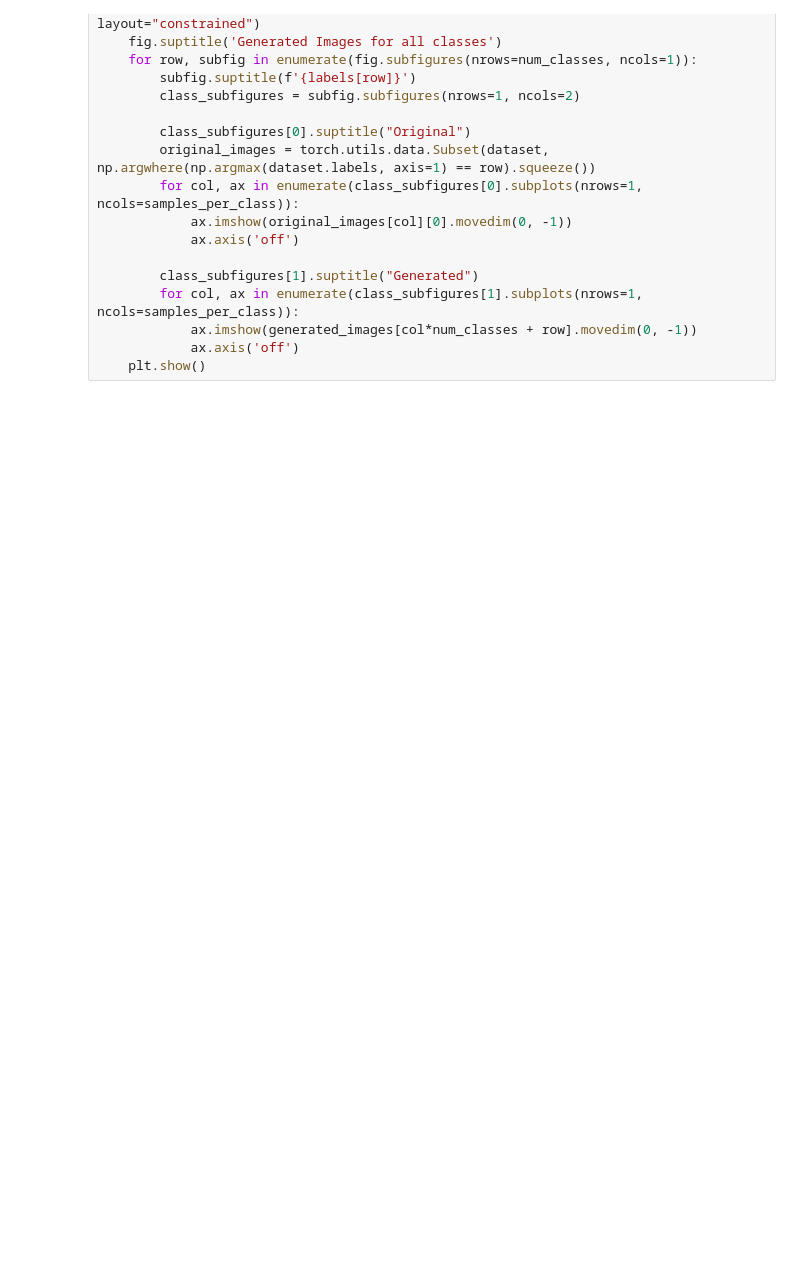
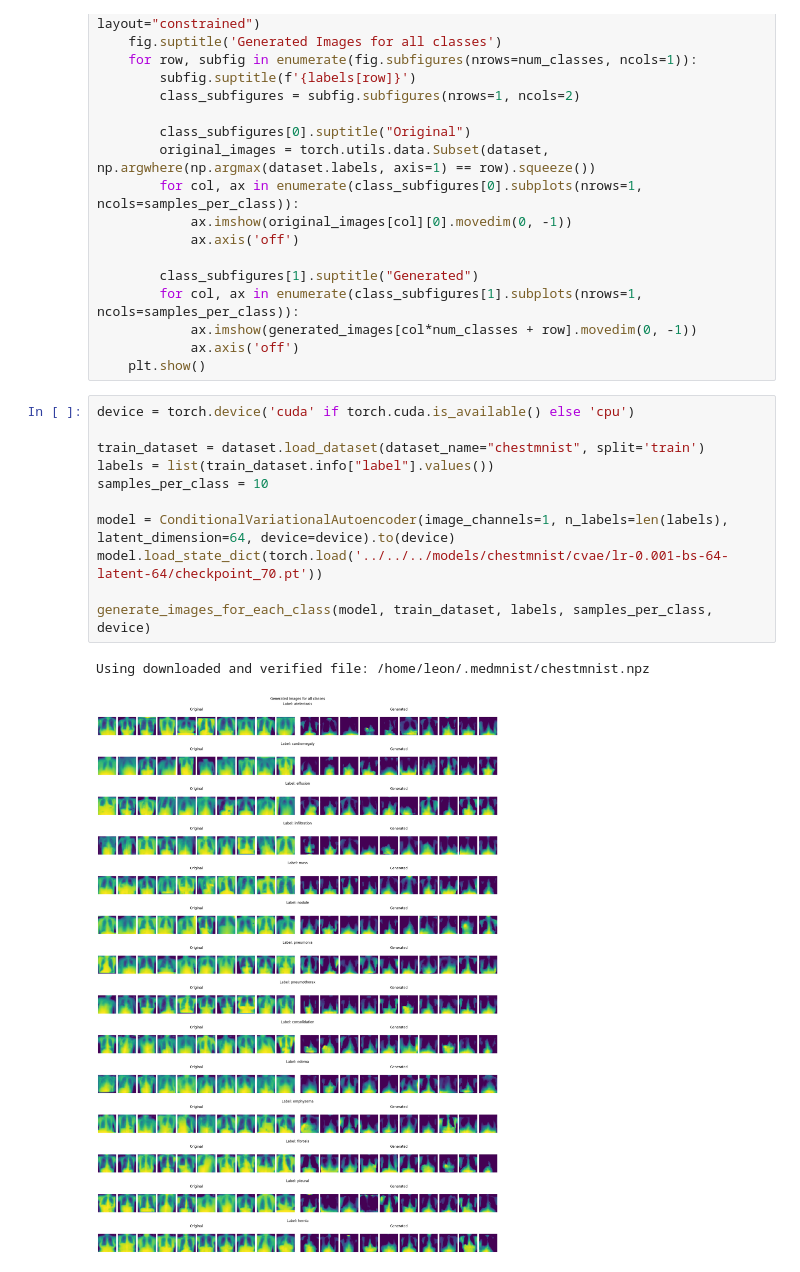
Before and after one commit to bjarnege/VAE-based-Medical-Image-Generator, a Jupyter notebook: src/vae_based_medical_image_generator/notebooks/evaluation.ipynb, the cells around one changed output. Saved outputs shown, nothing was run; the diff lists cells and outputs as text; blank space fills up the shorter version.

```diff
--- a/src/vae_based_medical_image_generator/notebooks/evaluation.ipynb
+++ b/src/vae_based_medical_image_generator/notebooks/evaluation.ipynb
@@ -45,4 +45,18 @@ def generate_images_for_each_class(model: ConditionalVariationalAutoencoder, dat
             ax.imshow(generated_images[col*num_classes + row].movedim(0, -1))
             ax.axis('off')
     plt.show()
+# %%
+device = torch.device('cuda' if torch.cuda.is_available() else 'cpu')
+
+train_dataset = dataset.load_dataset(dataset_name="chestmnist", split='train')
+labels = list(train_dataset.info["label"].values())
+samples_per_class = 10
+
+model = ConditionalVariationalAutoencoder(image_channels=1, n_labels=len(labels), latent_dimension=64, device=device).to(device)
+model.load_state_dict(torch.load('../../../models/chestmnist/cvae/lr-0.001-bs-64-latent-64/checkpoint_70.pt'))
+
+generate_images_for_each_class(model, train_dataset, labels, samples_per_class, device)
+# %% [output]
+Using downloaded and verified file: /home/leon/.medmnist/chestmnist.npz
+[figure, added]
 # %%
```
Also changed, not shown: parts of 2 cells of this notebook, 1 other file.
